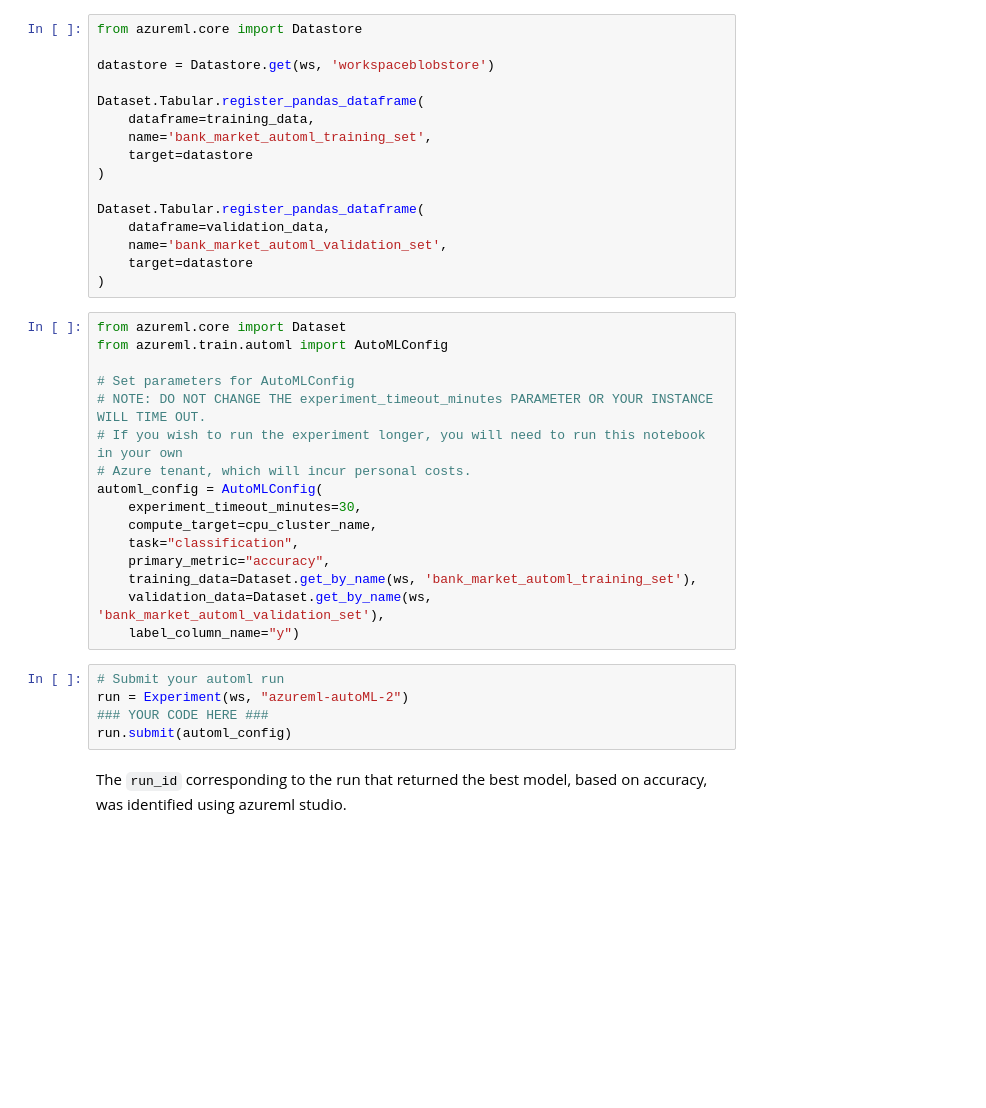
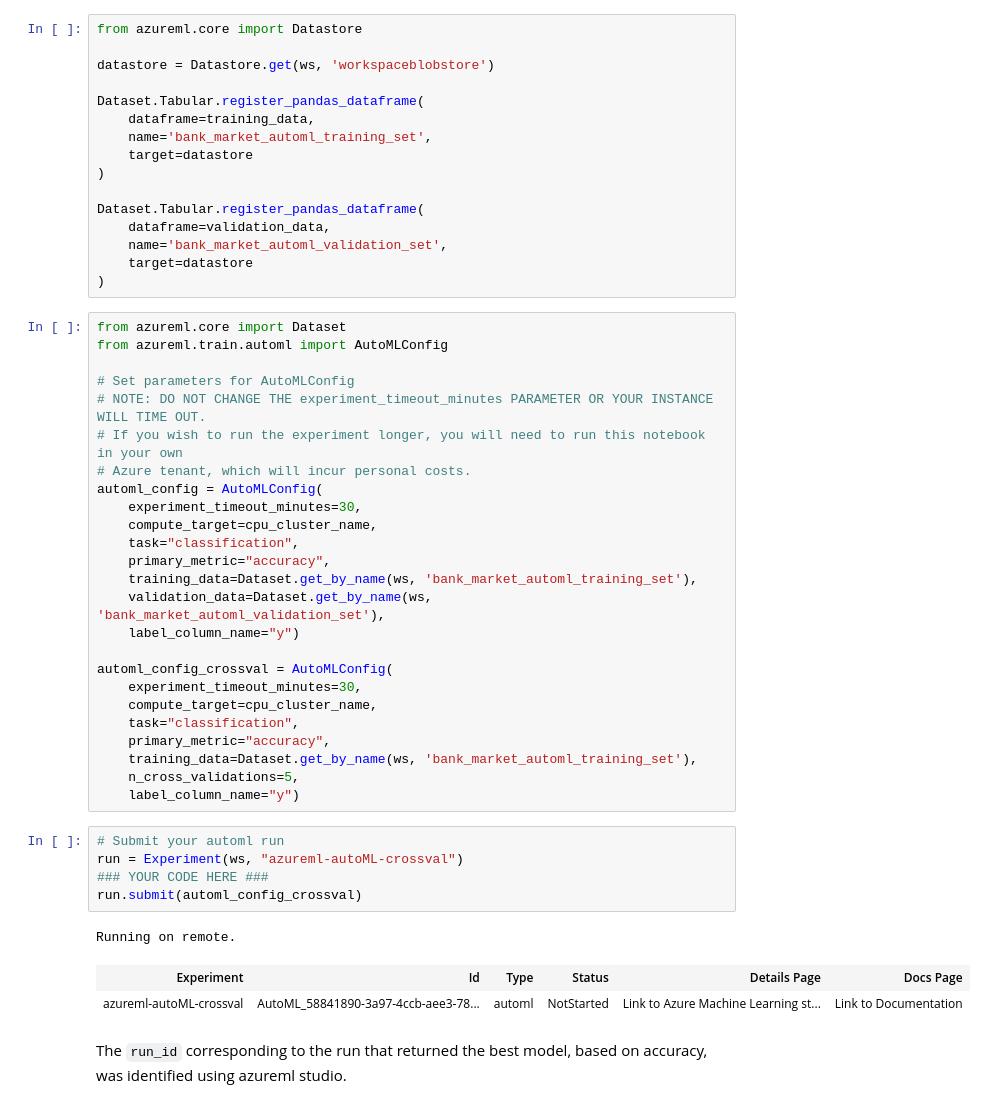
Before and after one commit to ntdoan/ml-engineer-azure, a Jupyter notebook: project_1/udacity-project.ipynb, the cells around one changed output. Cells and saved outputs as stored; diff of their text form; blank space fills up the shorter version.

```diff
--- a/project_1/udacity-project.ipynb
+++ b/project_1/udacity-project.ipynb
@@ -205,11 +216,24 @@ automl_config = AutoMLConfig(
     training_data=Dataset.get_by_name(ws, 'bank_market_automl_training_set'),
     validation_data=Dataset.get_by_name(ws, 'bank_market_automl_validation_set'),
     label_column_name="y")
+
+automl_config_crossval = AutoMLConfig(
+    experiment_timeout_minutes=30,
+    compute_target=cpu_cluster_name,
+    task="classification",
+    primary_metric="accuracy",
+    training_data=Dataset.get_by_name(ws, 'bank_market_automl_training_set'),
+    n_cross_validations=5,
+    label_column_name="y")
 # %%
 # Submit your automl run
-run = Experiment(ws, "azureml-autoML-2")
+run = Experiment(ws, "azureml-autoML-crossval")
 ### YOUR CODE HERE ###
-run.submit(automl_config)
+run.submit(automl_config_crossval)
+# %% [output]
+Running on remote.
+| Experiment | Id | Type | Status | Details Page | Docs Page |
+| azureml-autoML-crossval | AutoML_58841890-3a97-4ccb-aee3-78... | automl | NotStarted | Link to Azure Machine Learning st... | Link to Documentation |
 # %% [markdown]
 The `run_id` corresponding to the run that returned the best model, based on accuracy, was identified using azureml studio.
 # %%
```
Also changed, not shown: parts of 17 cells of this notebook, 1 other file.
